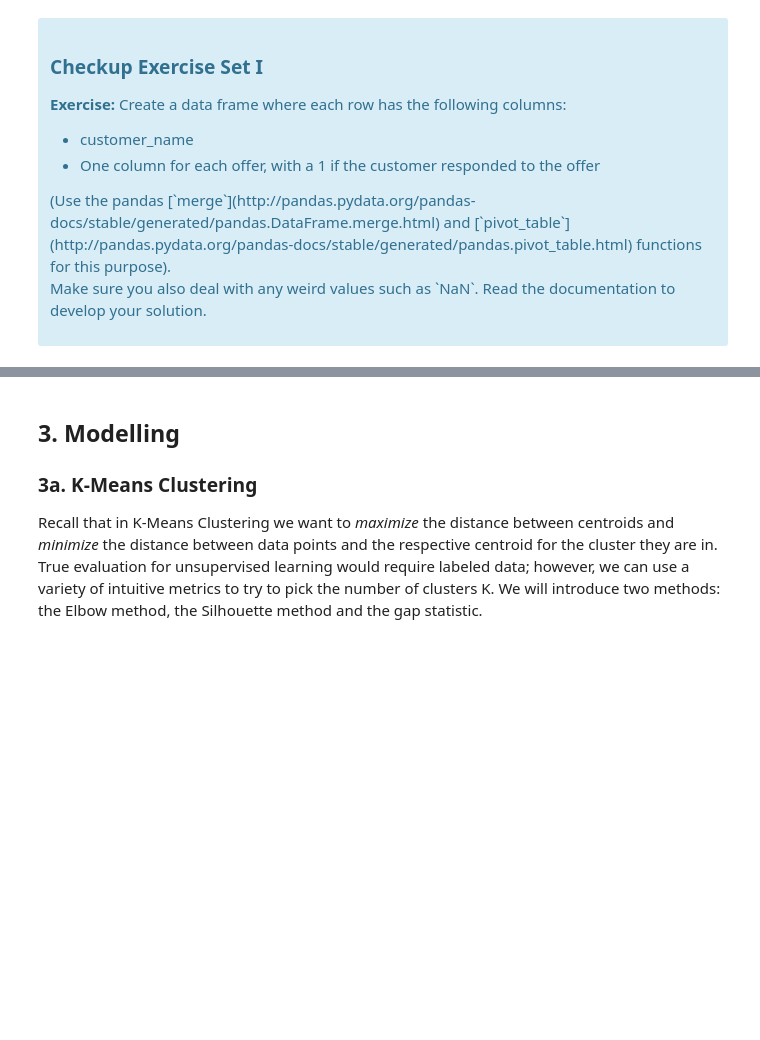
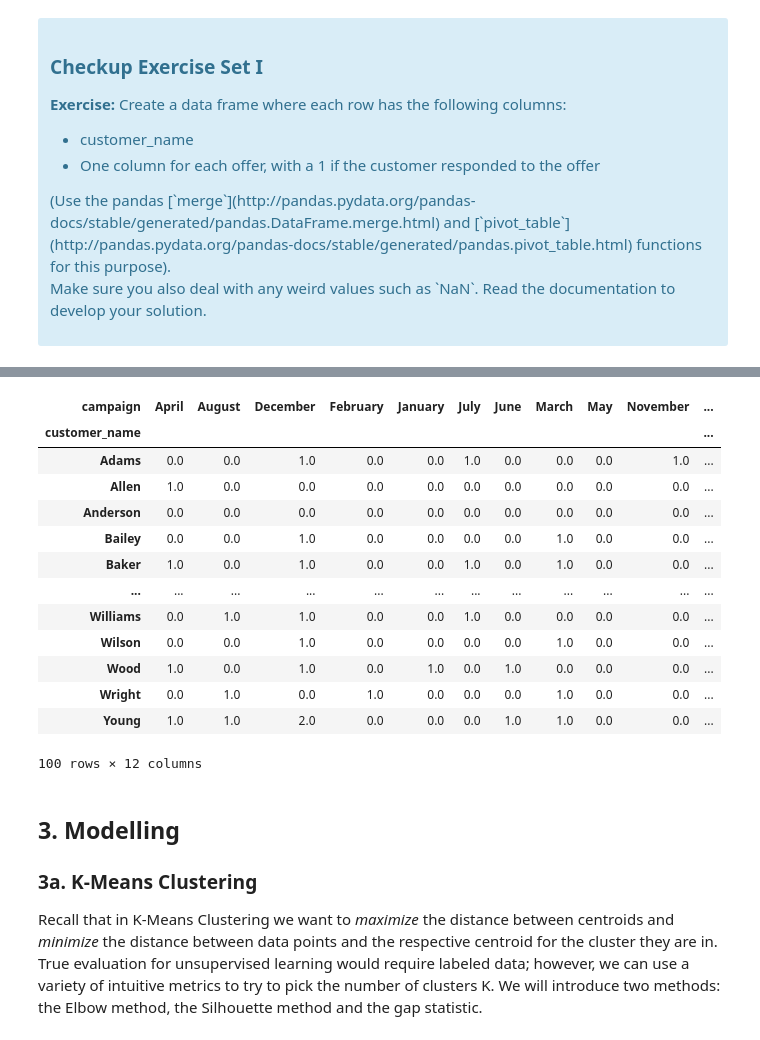
Before and after one commit to Kylehanna/Clustering_Case_Study, a Jupyter notebook: Clustering Case Study - Customer Segmentation with K-Means - Tier 3.ipynb, the cells around one changed output, grey strips where cells are left out. Cells and saved outputs as stored; diff of their text form; code cells hidden in the pictures; blank space fills up the shorter version.

```diff
--- a/Clustering Case Study - Customer Segmentation with K-Means - Tier 3.ipynb
+++ b/Clustering Case Study - Customer Segmentation with K-Means - Tier 3.ipynb
@@ -136,3 +135,21 @@ df_offers.isnull().value_counts().nunique()
+# %%
+dfm.fillna(0, inplace=True)
+dfm
+# %% [output]
+| campaign | April | August | December | February | January | July | June | March | May | November | ... |
+| customer_name |  |  |  |  |  |  |  |  |  |  | ... |
+| Adams | 0.0 | 0.0 | 1.0 | 0.0 | 0.0 | 1.0 | 0.0 | 0.0 | 0.0 | 1.0 | ... |
+| Allen | 1.0 | 0.0 | 0.0 | 0.0 | 0.0 | 0.0 | 0.0 | 0.0 | 0.0 | 0.0 | ... |
+| Anderson | 0.0 | 0.0 | 0.0 | 0.0 | 0.0 | 0.0 | 0.0 | 0.0 | 0.0 | 0.0 | ... |
+| Bailey | 0.0 | 0.0 | 1.0 | 0.0 | 0.0 | 0.0 | 0.0 | 1.0 | 0.0 | 0.0 | ... |
+| Baker | 1.0 | 0.0 | 1.0 | 0.0 | 0.0 | 1.0 | 0.0 | 1.0 | 0.0 | 0.0 | ... |
+| ... | ... | ... | ... | ... | ... | ... | ... | ... | ... | ... | ... |
+| Williams | 0.0 | 1.0 | 1.0 | 0.0 | 0.0 | 1.0 | 0.0 | 0.0 | 0.0 | 0.0 | ... |
+| Wilson | 0.0 | 0.0 | 1.0 | 0.0 | 0.0 | 0.0 | 0.0 | 1.0 | 0.0 | 0.0 | ... |
+| Wood | 1.0 | 0.0 | 1.0 | 0.0 | 1.0 | 0.0 | 1.0 | 0.0 | 0.0 | 0.0 | ... |
+| Wright | 0.0 | 1.0 | 0.0 | 1.0 | 0.0 | 0.0 | 0.0 | 1.0 | 0.0 | 0.0 | ... |
+| Young | 1.0 | 1.0 | 2.0 | 0.0 | 0.0 | 0.0 | 1.0 | 1.0 | 0.0 | 0.0 | ... |
+100 rows × 12 columns
 # %% [markdown]
 ## 3. Modelling
 ### 3a. K-Means Clustering
```
Also changed, not shown: parts of 7 cells of this notebook.
